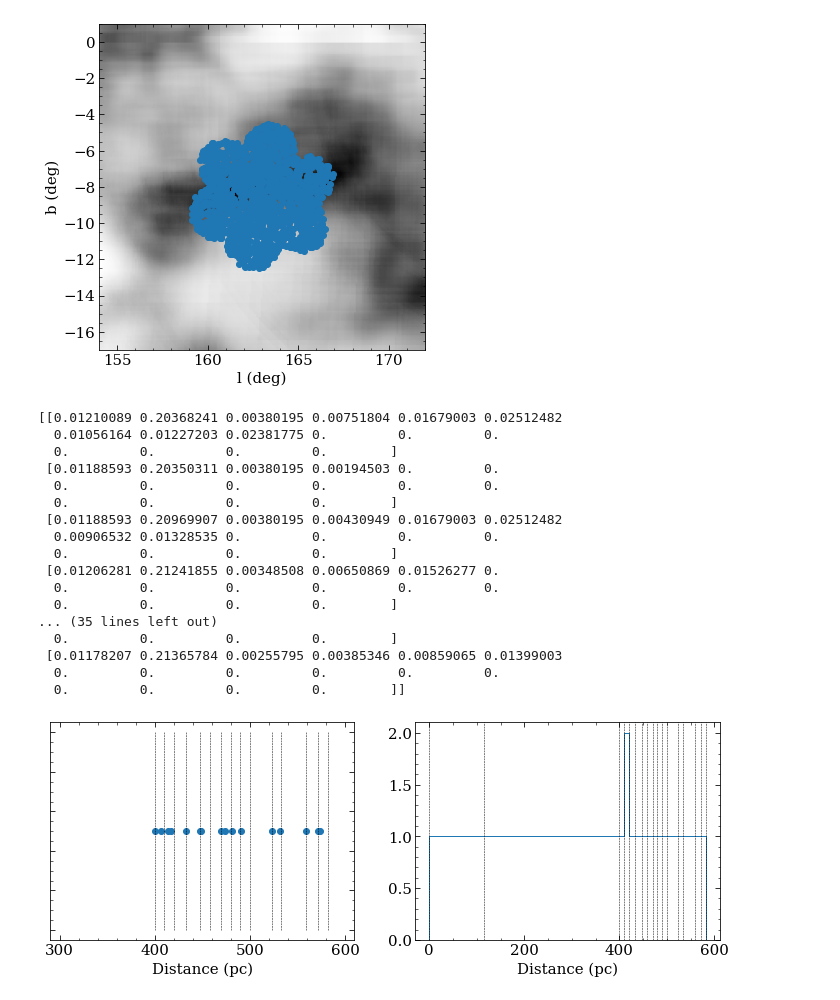
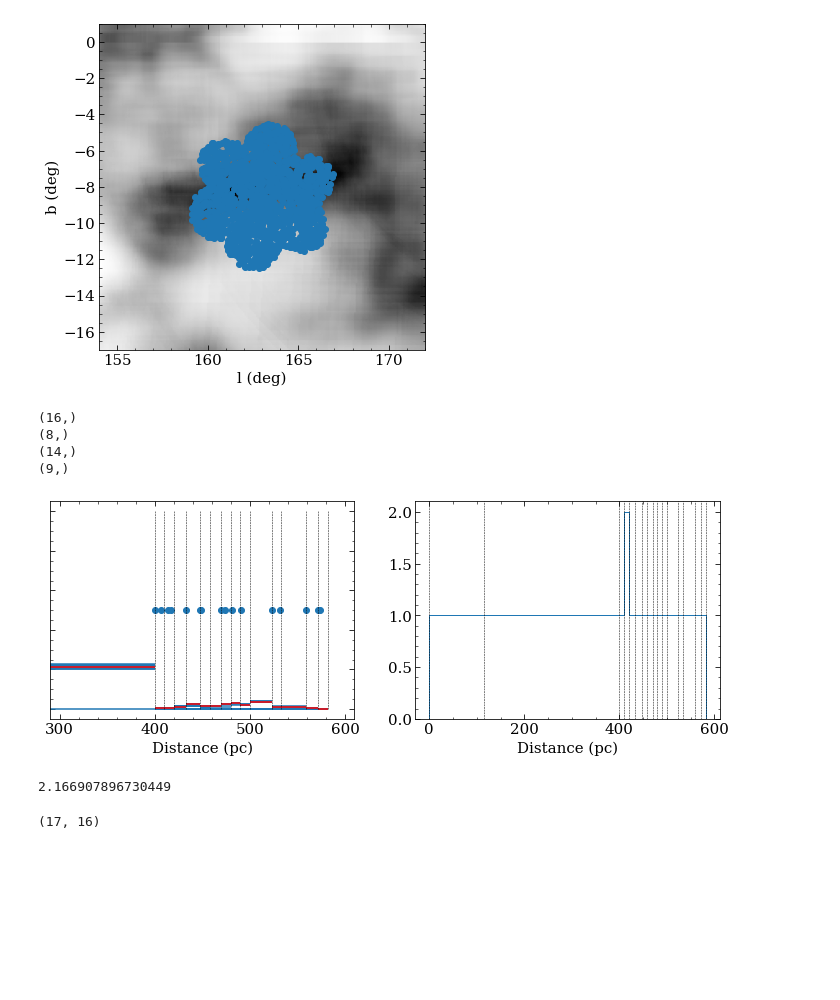
Before and after one commit to aidantmcb/CACloudKT, a Jupyter notebook: 230530_CACloudKT_v2.ipynb, the cells around one changed output. Saved outputs shown, nothing was run; the diff lists cells and outputs as text; code cells hidden in the pictures; blank space fills up the shorter version.

Commit message:
V2 model works, preparing to use coupled distance slice dAVdd

```diff
--- a/230530_CACloudKT_v2.ipynb
+++ b/230530_CACloudKT_v2.ipynb
@@ -108,6 +108,9 @@ loff = 1
 boff = 1
 l_cen, b_cen, = (163 + loff , -8.4 + boff)
 s= select_stars(CA_meta, l_cen, b_cen, radius = .4)
+s1 = select_stars(CA_meta, l_cen +1 , b_cen +1 , radius = .4)
+s2 = select_stars(CA_meta, l_cen -1 , b_cen -1 , radius = .4)
+s3 = select_stars(CA_meta, l_cen - 2, b_cen - 2, radius = 0.4)
 # %%
 def find_nearest(ll, bb):
     l_sel = l_
@@ -145,6 +148,7 @@ def dAV_dd_array(l, b, bins, star_dist, dmap_dist = distance):
     l_ind, b_ind = find_nearest(l, b)
     verg_sightline = np.copy(vergely[b_ind, l_ind, :])
     dAVdd = np.zeros(len(bins)-1)
+    dAVdd_all = np.zeros(len(bins)-1)
     for i in range(len(dAVdd)):
         bin_min, bin_max = bins[i], bins[i+1]
         if bin_min < star_dist:
@@ -156,8 +160,9 @@ def dAV_dd_array(l, b, bins, star_dist, dmap_dist = distance):
 
 
         dAVdd[i] = np.sum(verg_sightline[(dmap_dist > bin_min) & (dmap_dist <= dist_max)])
+        dAVdd_all[i] = np.sum(verg_sightline[(dmap_dist > bin_min) & (dmap_dist <= bin_max)])
 
-    return dAVdd
+    return dAVdd, dAVdd_all
 # %%
 class sightline:
     ### Container object for stars, sightline dAV_dd, velocity, and spaxel assignment.
@@ -196,6 +201,8 @@ class sightline:
         signals = np.zeros((len(self.stars), len(wavs_window)))
         signal_errs = np.zeros((len(self.stars), len(wavs_window)))
         dAVdd = np.zeros((len(self.stars), len(self.bins)-1))
+        dAVdd_all = np.zeros((len(self.stars), len(self.bins)-1))
+
         # dAVdd = np.zeros(len(self.bins))
 
         for i in range(len(self.stars)):
@@ -204,16 +211,19 @@ class sightline:
             signals[i, :] = res_hdul[1].data[window]
             signal_errs[i, :] = res_hdul[2].data[window]
             l, b = star['GLON'], star['GLAT']
-            dAVdd[i] = dAV_dd_array(l, b, self.bins, star['DIST'])
+            dAVdd[i], dAVdd_all[i] = dAV_dd_array(l, b, self.bins, star['DIST'])
         self.signals = signals
         self.signal_errs = signal_errs
         self.dAVdd = dAVdd
+        self.voxel_dAVdd = np.median(dAVdd_all, axis = 0)
+        print(self.voxel_dAVdd.shape)
         # self.dAVdd = dAV_dd_array(np.median(self.stars['GLON']), np.median(self.stars['GLAT']),
         #                           self.bins, np.max(self.bins))
 
     def model_signals(self, rvelo, dAVdd = None):
         if dAVdd is None:
             dAVdd = self.dAVdd
+        # print('dAVdd shape: ', dAVdd.shape)
         signals = np.zeros((len(self.stars), len(wavs_window)))
         peak_wavelength = dopplershift(rvelo)
         wavs_grid = np.tile(wavs_window, (len(self.bins) - 1, 1))
@@ -228,22 +238,24 @@ class sightline:
         #     cont = continuum(wavs_window, m, b)
 
         #     return summed_DIB  + cont
-        def single_signal(amp):
-            amp[bin_index+1:] = 0
+        def single_signal(amp, bindex):
+            amp[bindex+1:] = 0
             voxel_DIB_scaled = -voxel_DIB_unscaled *  amp[:, np.newaxis]
             summed_DIB = np.sum(voxel_DIB_scaled, axis = 0)
             # continuum = lambda x, m, b : m * (x - lambda0) + b
             # cont = continuum(wavs_window, 0, b)
 
             return summed_DIB  + 1
-        print(self.dAVdd)
+
         for i in range(len(self.stars)):
             star = self.stars[i]
-            dAVdd_star = self.dAVdd[i, :]
-            amp = Differential_Amplitude(dAVdd_star, self.bins[1:]-self.bins[:-1])
+            dAVdd_star = dAVdd[i, :]
+            # amp = Differential_Amplitude(dAVdd_star, self.bins[1:]-self.bins[:-1])
+            amp = Differential_Amplitude(dAVdd_star, 5)
+
             bin_index = self.bin_inds[i]
             # signals[i, :] = single_signal(bin_index)
-            signals[i, :] = single_signal(amp)
+            signals[i, :] = single_signal(amp, bin_index)
         return signals
 
     ### + A vector of dAV_dd prior (e.g. sigma) with sigma_dAV_dd(d > d_star) = 0
@@ -254,39 +266,46 @@ class sightline:
     ### Consider Gaussian fitting each feature first
 # %%
 a = sightline(CA_meta[s])
+a1 = sightline(CA_meta[s1])
+a2 = sightline(CA_meta[s2])
+a3 = sightline(CA_meta[s3])
+
+
 fig, axs = plt.subplots(nrows = 1, ncols = 2, figsize = (12, 4))
 ax = axs[0]
+
+for i in range(len(a.bins)-1):
+    ax.hlines(a.dAVdd[:, i], a.bins[i], a.bins[i+1])
+    ax.hlines(a.voxel_dAVdd[i], a.bins[i], a.bins[i+1], color = 'r')
+
 ax.plot([a.bins, a.bins], [np.zeros(len(a.bins)), np.ones(len(a.bins))], c='k', linestyle = 'dashed', linewidth = 0.5)
 ax.scatter(CA_meta[s]["DIST"], np.ones(len(CA_meta[s])) * 0.5)
 ax.set_xlabel('Distance (pc)')
 ax.set_yticklabels('')
 ax.set_xlim(290, 610)
+# axs[0].plot(a.bins[1:], a.dAVdd.T)
+
 
 
 axs[1].hist(a.stars['DIST'], a.bins, histtype = 'step')
 ymin, ymax = axs[1].get_ylim()
 axs[1].set_ylim(ymin, ymax)
 axs[1].plot([a.bins, a.bins], [np.zeros(len(a.bins)), ymax * np.ones(len(a.bins))], c='k', linestyle = 'dashed', linewidth = 0.5)
 axs[1].set_xlabel('Distance (pc)')
 fig.set_facecolor('white')
 plt.show()
 # %% [output]
-[[0.01210089 0.20368241 0.00380195 0.00751804 0.01679003 0.02512482
-  0.01056164 0.01227203 0.02381775 0.         0.         0.
-  0.         0.         0.         0.        ]
- [0.01188593 0.20350311 0.00380195 0.00194503 0.         0.
-  0.         0.         0.         0.         0.         0.
-  0.         0.         0.         0.        ]
- [0.01188593 0.20969907 0.00380195 0.00430949 0.01679003 0.02512482
-  0.00906532 0.01328535 0.         0.         0.         0.
-  0.         0.         0.         0.        ]
- [0.01206281 0.21241855 0.00348508 0.00650869 0.01526277 0.
-  0.         0.         0.         0.         0.         0.
-  0.         0.         0.         0.        ]
-... (35 lines left out)
-  0.         0.         0.         0.        ]
- [0.01178207 0.21365784 0.00255795 0.00385346 0.00859065 0.01399003
-  0.         0.         0.         0.         0.         0.
-  0.         0.         0.         0.        ]]
+(16,)
+(8,)
+(14,)
+(9,)
-[figure, old version]
+[figure, new version]
+# %%
+np.sum(a.voxel_dAVdd * 5)
+# %% [output]
+2.166907896730449
+# %%
+a.dAVdd.shape
+# %% [output]
+(17, 16)
 # %%
```
Also changed, not shown: parts of 14 cells of this notebook.
